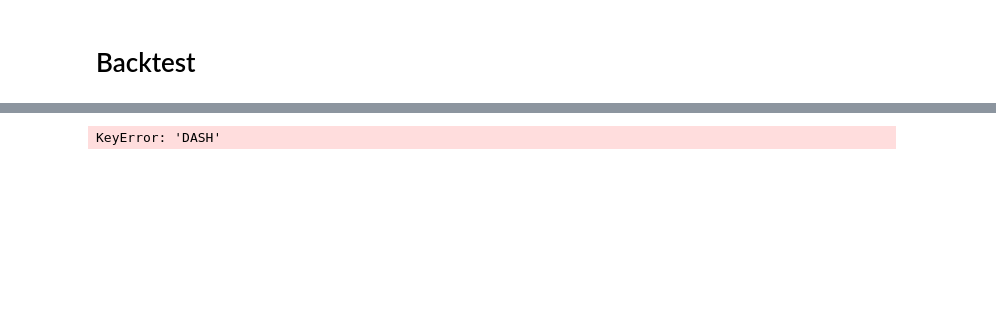
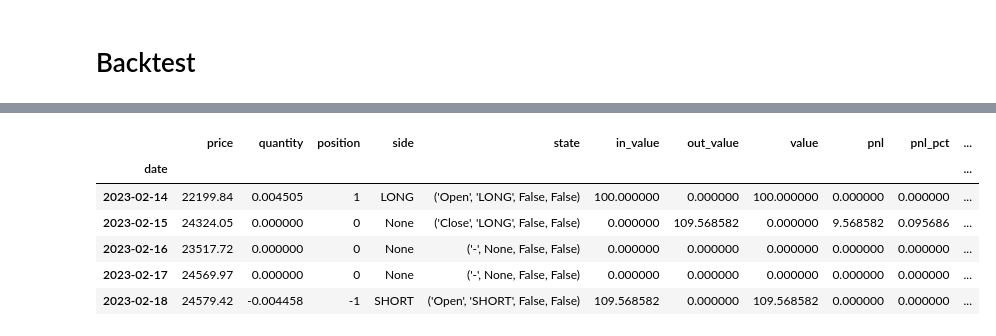
Before and after one commit to cedTrad/C-Syst, a Jupyter notebook: labs.ipynb, the cells around one changed output, grey strips where cells are left out. Saved outputs shown, nothing was run; the diff lists cells and outputs as text; code cells hidden in the pictures; blank space fills up the shorter version.

```diff
--- a/labs.ipynb
+++ b/labs.ipynb
@@ -31,10 +34,16 @@ agent_1.run_episode()
 # %%
 agent_1.get_report()
 # %%
-dd = agent_1.trades_data["DASH"]["all"].copy()
+dd = agent_1.trades_data["BTC"]["all"].copy()
 dd.head()
 # %% [output]
-KeyError: 'DASH'
+|  | price | quantity | position | side | state | in_value | out_value | value | pnl | pnl_pct | ... |
+| date |  |  |  |  |  |  |  |  |  |  | ... |
+| 2023-02-14 | 22199.84 | 0.004505 | 1 | LONG | ('Open', 'LONG', False, False) | 100.000000 | 0.000000 | 100.000000 | 0.000000 | 0.000000 | ... |
+| 2023-02-15 | 24324.05 | 0.000000 | 0 | None | ('Close', 'LONG', False, False) | 0.000000 | 109.568582 | 0.000000 | 9.568582 | 0.095686 | ... |
+| 2023-02-16 | 23517.72 | 0.000000 | 0 | None | ('-', None, False, False) | 0.000000 | 0.000000 | 0.000000 | 0.000000 | 0.000000 | ... |
+| 2023-02-17 | 24569.97 | 0.000000 | 0 | None | ('-', None, False, False) | 0.000000 | 0.000000 | 0.000000 | 0.000000 | 0.000000 | ... |
+| 2023-02-18 | 24579.42 | -0.004458 | -1 | SHORT | ('Open', 'SHORT', False, False) | 109.568582 | 0.000000 | 109.568582 | 0.000000 | 0.000000 | ... |
 # %%
 agent_2.run_episode()
 # %%
```
Also changed, not shown: parts of 2 cells of this notebook, 2 other files.
